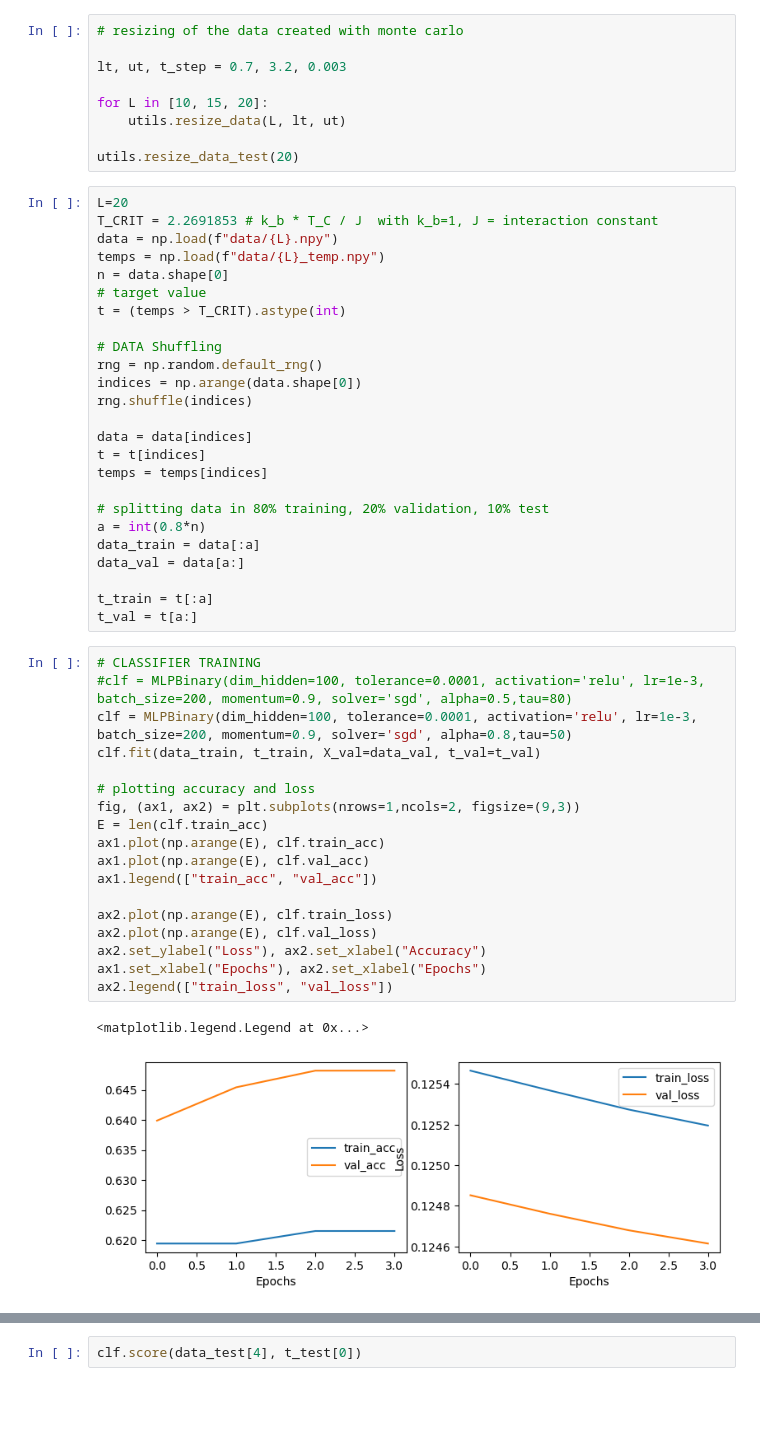
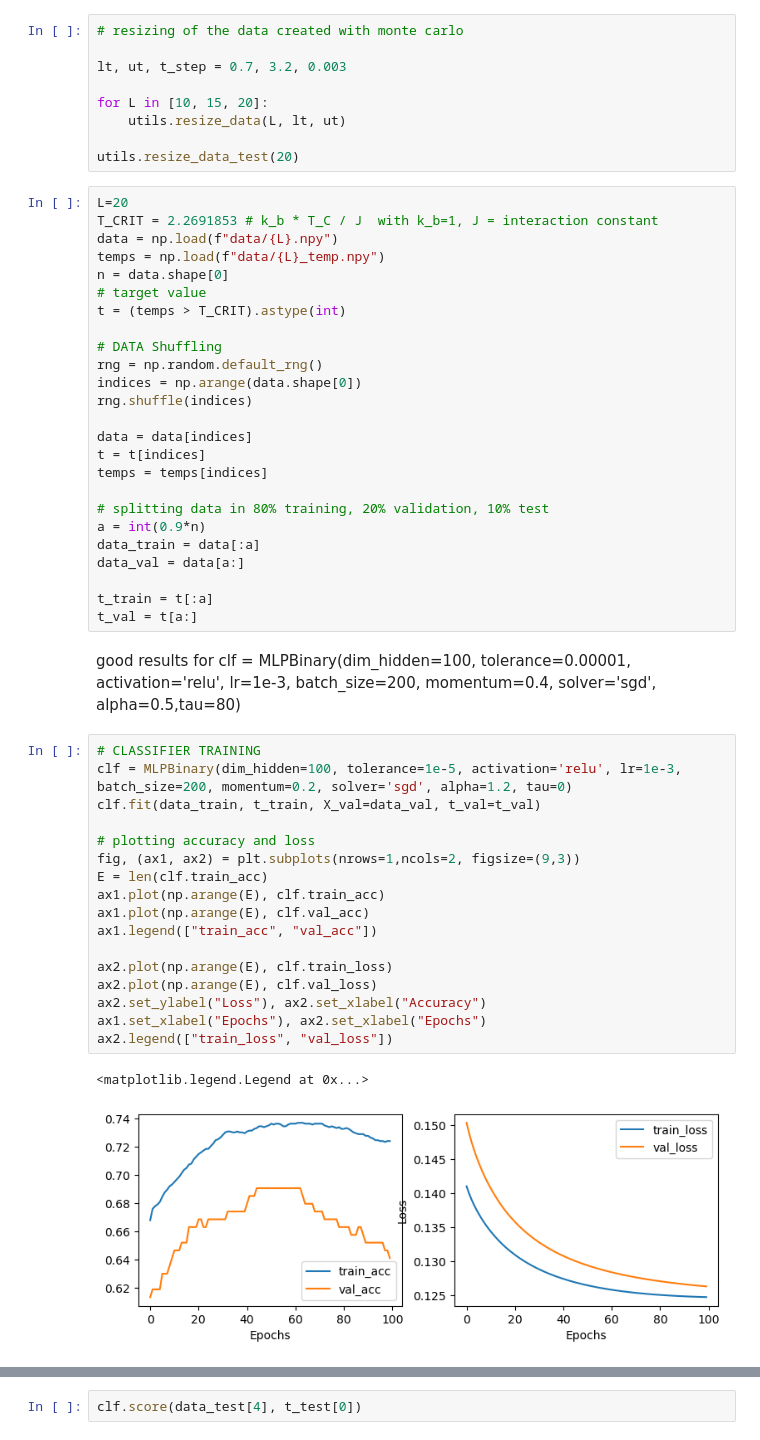
Before and after one commit to feanor3/tesi, a Jupyter notebook: analysis.ipynb, the cells around one changed output, grey strips where cells are left out. Drawn from its saved outputs; the diff is of its cells as text; blank space fills up the shorter version.

```diff
--- a/analysis.ipynb
+++ b/analysis.ipynb
@@ -32,31 +32,33 @@ t = t[indices]
 temps = temps[indices]
 
 # splitting data in 80% training, 20% validation, 10% test
-a = int(0.8*n)
+a = int(0.9*n)
 data_train = data[:a]
 data_val = data[a:]
 
 t_train = t[:a]
 t_val = t[a:]
+# %% [markdown]
+good results for
+clf = MLPBinary(dim_hidden=100, tolerance=0.00001, activation='relu', lr=1e-3, batch_size=200, momentum=0.4, solver='sgd', alpha=0.5,tau=80)
 # %%
 # CLASSIFIER TRAINING
-#clf = MLPBinary(dim_hidden=100, tolerance=0.0001, activation='relu', lr=1e-3, batch_size=200, momentum=0.9, solver='sgd', alpha=0.5,tau=80)
-clf = MLPBinary(dim_hidden=100, tolerance=0.0001, activation='relu', lr=1e-3, batch_size=200, momentum=0.9, solver='sgd', alpha=0.8,tau=50)
+clf = MLPBinary(dim_hidden=100, tolerance=1e-5, activation='relu', lr=1e-3, batch_size=200, momentum=0.2, solver='sgd', alpha=1.2, tau=0)
 clf.fit(data_train, t_train, X_val=data_val, t_val=t_val)
 
 # plotting accuracy and loss
 fig, (ax1, ax2) = plt.subplots(nrows=1,ncols=2, figsize=(9,3))
 E = len(clf.train_acc)
 ax1.plot(np.arange(E), clf.train_acc)
 ax1.plot(np.arange(E), clf.val_acc)
 ax1.legend(["train_acc", "val_acc"])
 
 ax2.plot(np.arange(E), clf.train_loss)
 ax2.plot(np.arange(E), clf.val_loss)
 ax2.set_ylabel("Loss"), ax2.set_xlabel("Accuracy")
 ax1.set_xlabel("Epochs"), ax2.set_xlabel("Epochs")
 ax2.legend(["train_loss", "val_loss"])
 # %% [output]
 <matplotlib.legend.Legend at 0x...>
-[figure, old version]
+[figure, new version]
 # %%
```
Also changed, not shown: parts of 9 cells of this notebook, 1 other file.
